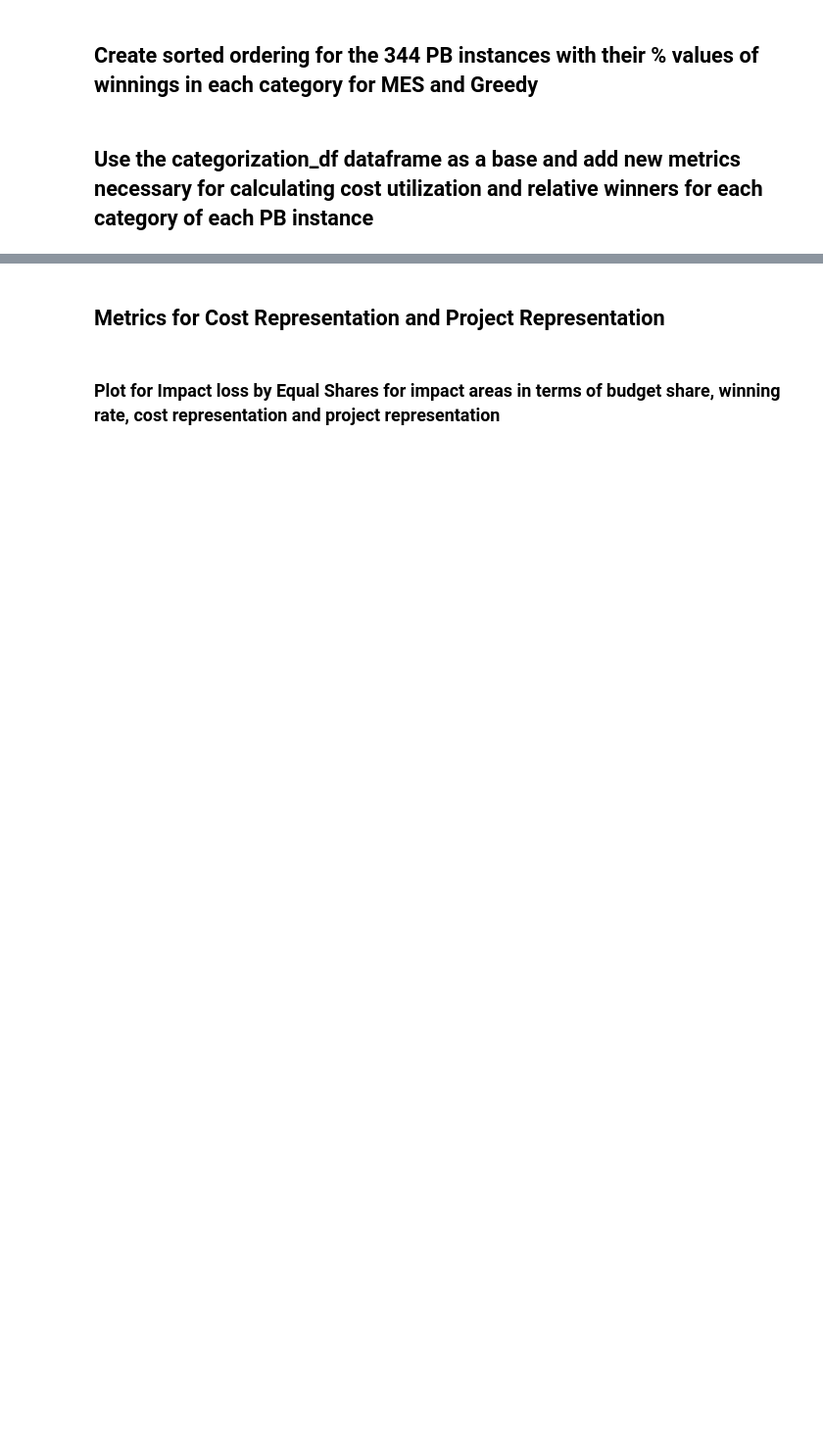
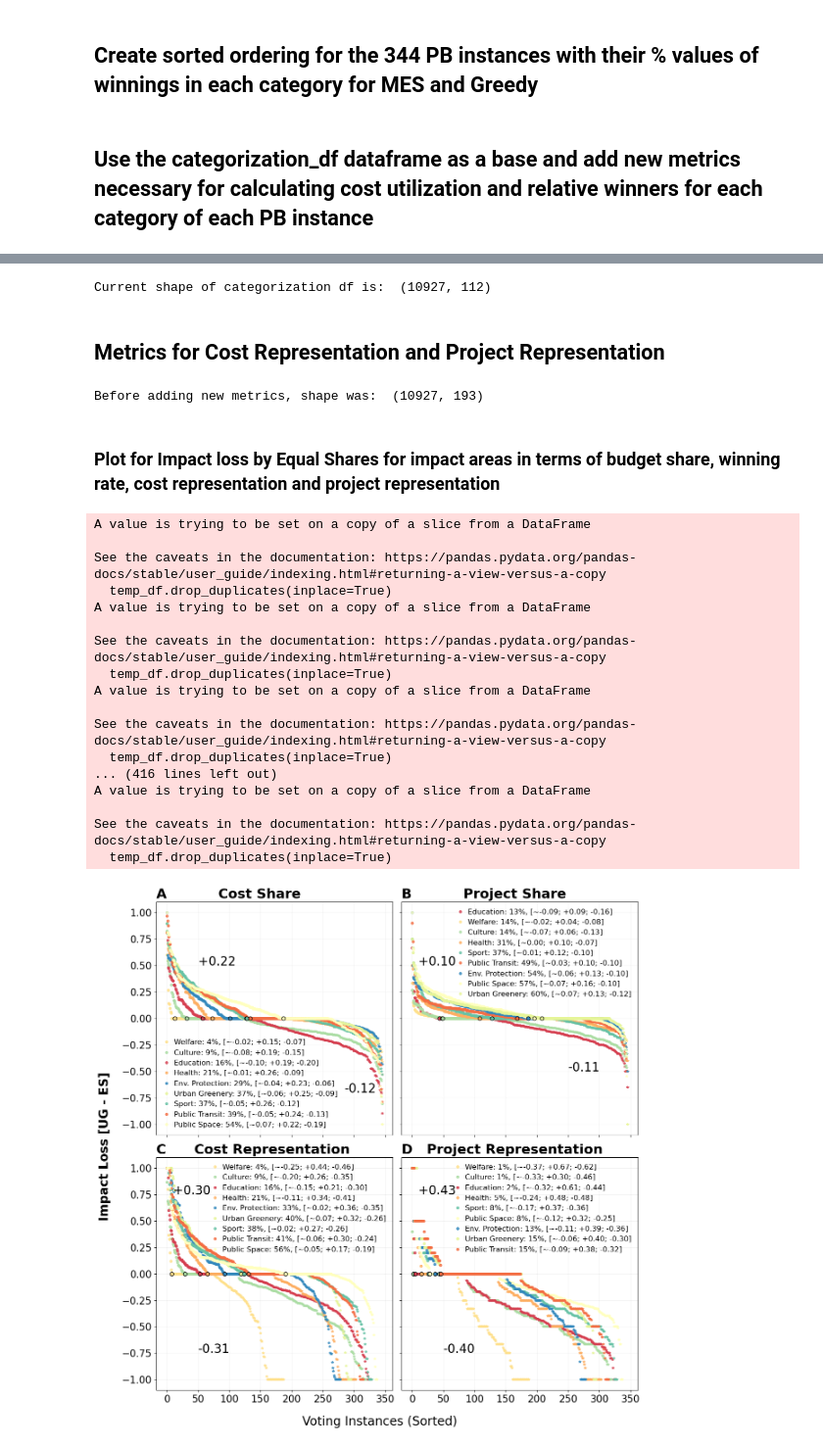
Before and after one commit to TDI-Lab/Impact-Analysis-Participatory-Budgeting, a Jupyter notebook: notebooks/impact_areas_performance.ipynb, the cells around one changed output, grey strips where cells are left out. Shown at 98% size. Drawn from its saved outputs; the diff is of its cells as text; code cells hidden in the pictures; blank space fills up the shorter version.

Commit message:
FIX: Added additional plots for popularity share and popularity representation; REFACTOR: Metric name

```diff
--- a/notebooks/impact_areas_performance.ipynb
+++ b/notebooks/impact_areas_performance.ipynb
@@ -284,29 +338,0 @@ for category in categories_set:
-# %%
-# Project counts in each category that are Greedy winners
-# Perform grouping based on catgories and then add to respective costs columns
-for category in categories_set:
-    # temporarily grouped df
-    temp_grouped_df = categorization_df[(categorization_df[category] == 1) & (categorization_df['is_greedy_winner'] == True)].groupby(['election_id'])['project_id'].count().reset_index()
-    temp_grouped_df.rename(columns={'project_id': f'{category}_ug_total_projects'}, inplace=True)
-
-    # Check if not using assignment but just using left join works or not; of course it wouldn't work, because merge returns the results in an entirely different dataset
-    categorization_df = categorization_df.merge(temp_grouped_df, how='left', on='election_id')
-
-# For the above columns, there can be NA values, replace them with zeros
-for category in categories_set:
-    categorization_df[f'{category}_ug_total_projects'].fillna(0, inplace=True)
-
-
-# Project counts in each category that are MES Winners
-# Perform grouping based on catgories and then add to respective costs columns
-for category in categories_set:
-    # temporarily grouped df
-    temp_grouped_df = categorization_df[(categorization_df[category] == 1) & (categorization_df['is_mes_winner'] == True)].groupby(['election_id'])['project_id'].count().reset_index()
-    temp_grouped_df.rename(columns={'project_id': f'{category}_es_total_projects'}, inplace=True)
-
-    # Check if not using assignment but just using left join works or not; of course it wouldn't work, because merge returns the results in an entirely different dataset
-    categorization_df = categorization_df.merge(temp_grouped_df, how='left', on='election_id')
-
-# For the above columns, there can be NA values, replace them with zeros
-for category in categories_set:
-    categorization_df[f'{category}_es_total_projects'].fillna(0, inplace=True)
@@ -324,6 +392,12 @@ for category in categories_set:
     categorization_df[f'{category}_ug_project_share'] = 1 * categorization_df[f'{category}_ug_total_projects'] / categorization_df['ug_total_projects']
     categorization_df[f'{category}_es_project_share'] = 1 * categorization_df[f'{category}_es_total_projects'] / categorization_df['es_total_projects']
     categorization_df[f'{category}_loss_project_share'] = categorization_df[f'{category}_ug_project_share'] - categorization_df[f'{category}_es_project_share']
+
+    categorization_df[f'{category}_ug_popularity_share'] = 1 * categorization_df[f'{category}_ug_total_popularity'] / categorization_df['ug_total_popularity']
+    categorization_df[f'{category}_es_popularity_share'] = 1 * categorization_df[f'{category}_es_total_popularity'] / categorization_df['es_total_popularity']
+    categorization_df[f'{category}_loss_popularity_share'] = categorization_df[f'{category}_ug_popularity_share'] - categorization_df[f'{category}_es_popularity_share']
+# %% [output]
+Current shape of categorization df is:  (10927, 112)
 # %%
 categories_color_map = {
     'education': '#d53e4f',
@@ -349,6 +423,12 @@ for category in categories_set:
     categorization_df[f'{category}_ug_project_rep'] = 1 * categorization_df[f'{category}_ug_total_projects'] / categorization_df[f'{category}_total_projects']
     categorization_df[f'{category}_es_project_rep'] = 1 * categorization_df[f'{category}_es_total_projects'] / categorization_df[f'{category}_total_projects']
     categorization_df[f'{category}_loss_project_rep'] = categorization_df[f'{category}_ug_project_rep'] - categorization_df[f'{category}_es_project_rep']
+
+    categorization_df[f'{category}_ug_popularity_rep'] = 1 * categorization_df[f'{category}_ug_total_popularity'] / categorization_df[f'{category}_total_popularity']
+    categorization_df[f'{category}_es_popularity_rep'] = 1 * categorization_df[f'{category}_es_total_popularity'] / categorization_df[f'{category}_total_popularity']
+    categorization_df[f'{category}_loss_popularity_rep'] = categorization_df[f'{category}_ug_popularity_rep'] - categorization_df[f'{category}_es_popularity_rep']
+# %% [output]
+Before adding new metrics, shape was:  (10927, 193)
 # %% [markdown]
 ### Plot for Impact loss by Equal Shares for impact areas in terms of budget share, winning rate, cost representation and project representation
 # %%
@@ -459,7 +539,7 @@ axes[0][0].annotate(f'+{overall_bs_positive_avg:.2f}', xy=(0, 0), xytext=(50, 0.
 axes[0][0].annotate(f'{overall_bs_negative_avg:.2f}', xy=(0, 0), xytext=(285, -0.7), fontsize=20)
 
 axes[0][0].legend(frameon=False, handlelength=1.0, handletextpad=0.5, fontsize=12)
-axes[0][0].set_title("A           Budget Share", loc="left", fontsize=22, fontdict={'fontweight': 'bold'})
+axes[0][0].set_title("A           Cost Share", loc="left", fontsize=22, fontdict={'fontweight': 'bold'})
 axes[0][0].grid(axis='both', which='major', color='gray', alpha=0.1)
 axes[0][0].tick_params(axis='both', labelsize=16)
 ## end of first plot
@@ -569,7 +649,7 @@ axes[0][1].annotate(f'+{overall_wr_positive_avg:.2f}', xy=(0, 0), xytext=(10, 0.
 axes[0][1].annotate(f'{overall_wr_negative_avg:.2f}', xy=(0, 0), xytext=(250, -0.5), fontsize=20)
 
 axes[0][1].legend(frameon=False, handlelength=1.0, handletextpad=0.5, fontsize=12)
-axes[0][1].set_title("B           Winning Rate", loc="left", fontsize=22, fontdict={'fontweight': 'bold'})
+axes[0][1].set_title("B           Project Share", loc="left", fontsize=22, fontdict={'fontweight': 'bold'})
 axes[0][1].grid(axis='both', which='major', color='gray', alpha=0.1)
 axes[0][0].tick_params(axis='both', labelsize=16)
 ## end of second plot
@@ -771,31 +851,50 @@ for idx, category in enumerate(rrflippingPointsSorted):
     # additional variable to store flipping point value for the category
     flippingPointVal = rrflippingPoints[category]
 
     for i, row in diff_relative_proposals_count_pct_category.iterrows():
         # additional condition check to match the nth item for flipping point value
         if (i == flippingPointVal):
             # mark such observation with outer black edge color
             axes[1][1].plot(
                     i, row[f'{category}_loss_project_rep'],
                     marker='o',
                     markerfacecolor= cur_color,
                     markeredgecolor='black',
                 )
 
 overall_rr_positive_avg = np.mean(overall_rr_positive)
 overall_rr_negative_avg = np.mean(overall_rr_negative)
 
 axes[1][1].annotate(f'+{overall_rr_positive_avg:.2f}', xy=(0, 0), xytext=(10, 0.75), fontsize=20)
 axes[1][1].annotate(f'{overall_rr_negative_avg:.2f}', xy=(0, 0), xytext=(50, -0.75), fontsize=20)
 
 axes[1][1].legend(frameon=False, handlelength=1.0, handletextpad=0.5, fontsize=12)
 axes[1][1].set_title("D   Project Representation", loc="left", fontsize=22, fontdict={'fontweight': 'bold'})
 axes[1][1].grid(axis='both', which='major', color='gray', alpha=0.1)
 axes[1][1].tick_params(axis='both', labelsize=16)
 ## end of fourth plot
 
 fig.text(0.5, -0.02, 'Voting Instances (Sorted)', fontsize=20, ha='center', va='center')
-fig.text(-0.02, 0.5, 'Impact Loss by Equal Shares (UG - ES)', ha='center', va='center', rotation='vertical', fontsize=20)
+fig.text(-0.02, 0.5, 'Impact Loss [UG - ES]', ha='center', va='center', rotation='vertical', fontsize=20, fontweight='bold')
 
 plt.tight_layout()
 plt.show()
+# %% [output]
+A value is trying to be set on a copy of a slice from a DataFrame
+
+See the caveats in the documentation: https://pandas.pydata.org/pandas-docs/stable/user_guide/indexing.html#returning-a-view-versus-a-copy
+  temp_df.drop_duplicates(inplace=True)
+A value is trying to be set on a copy of a slice from a DataFrame
+
+See the caveats in the documentation: https://pandas.pydata.org/pandas-docs/stable/user_guide/indexing.html#returning-a-view-versus-a-copy
+  temp_df.drop_duplicates(inplace=True)
+A value is trying to be set on a copy of a slice from a DataFrame
+
+See the caveats in the documentation: https://pandas.pydata.org/pandas-docs/stable/user_guide/indexing.html#returning-a-view-versus-a-copy
+  temp_df.drop_duplicates(inplace=True)
+... (416 lines left out)
+A value is trying to be set on a copy of a slice from a DataFrame
+
+See the caveats in the documentation: https://pandas.pydata.org/pandas-docs/stable/user_guide/indexing.html#returning-a-view-versus-a-copy
+  temp_df.drop_duplicates(inplace=True)
+[figure, added]
```
Also changed, not shown: parts of 14 cells of this notebook.
